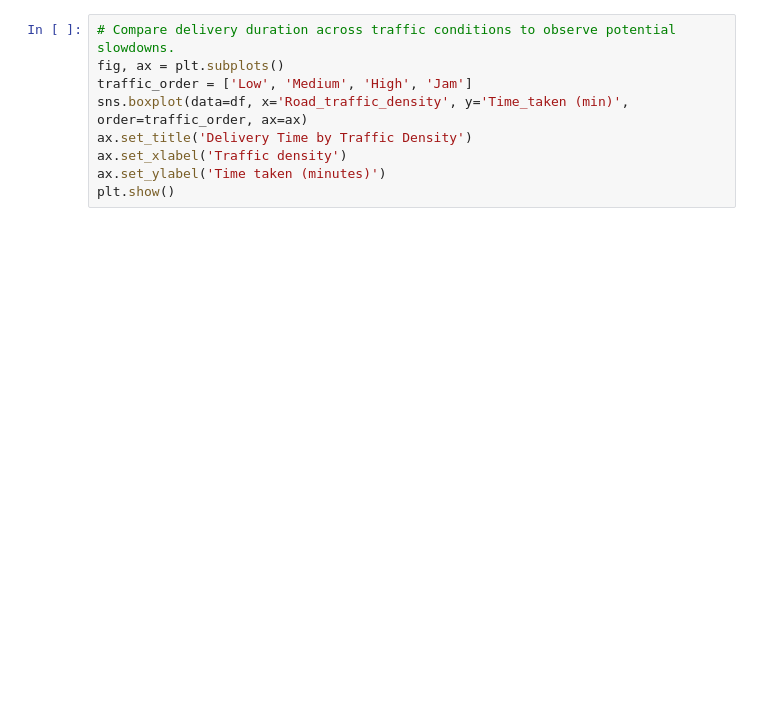
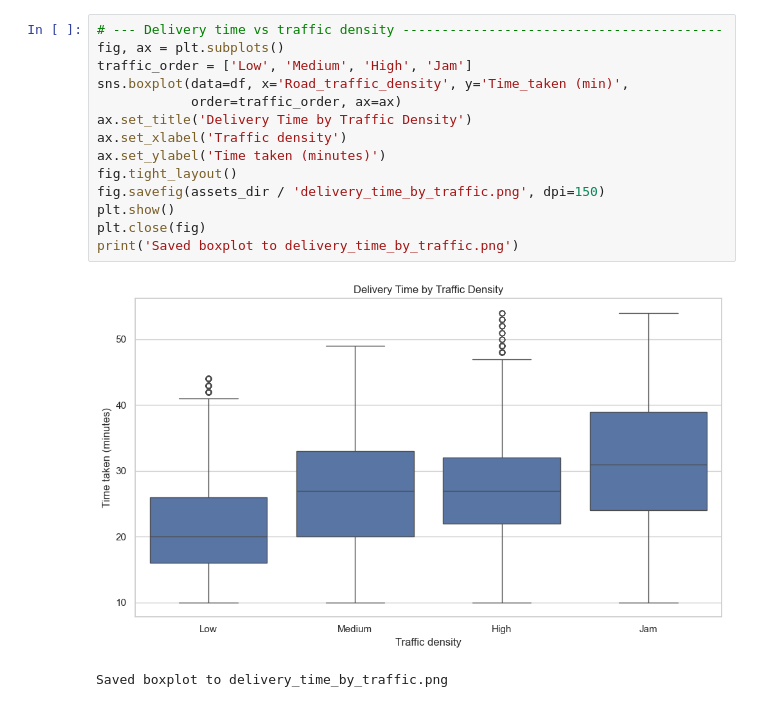
Before and after one commit to xh7777777/is5740-eightA, a Jupyter notebook: notebooks/exploratory_zomato.ipynb, the cells around one changed output. Cells and saved outputs as stored; diff of their text form; blank space fills up the shorter version.

```diff
--- a/notebooks/exploratory_zomato.ipynb
+++ b/notebooks/exploratory_zomato.ipynb
@@ -36,10 +69,18 @@ plt.show()
 # %%
-# Compare delivery duration across traffic conditions to observe potential slowdowns.
+# --- Delivery time vs traffic density -----------------------------------------
 fig, ax = plt.subplots()
 traffic_order = ['Low', 'Medium', 'High', 'Jam']
-sns.boxplot(data=df, x='Road_traffic_density', y='Time_taken (min)', order=traffic_order, ax=ax)
+sns.boxplot(data=df, x='Road_traffic_density', y='Time_taken (min)',
+            order=traffic_order, ax=ax)
 ax.set_title('Delivery Time by Traffic Density')
 ax.set_xlabel('Traffic density')
 ax.set_ylabel('Time taken (minutes)')
+fig.tight_layout()
+fig.savefig(assets_dir / 'delivery_time_by_traffic.png', dpi=150)
 plt.show()
+plt.close(fig)
+print('Saved boxplot to delivery_time_by_traffic.png')
+# %% [output]
+[figure, added]
+Saved boxplot to delivery_time_by_traffic.png
 # %%
```
Also changed, not shown: parts of 19 cells of this notebook, 12 other files.
